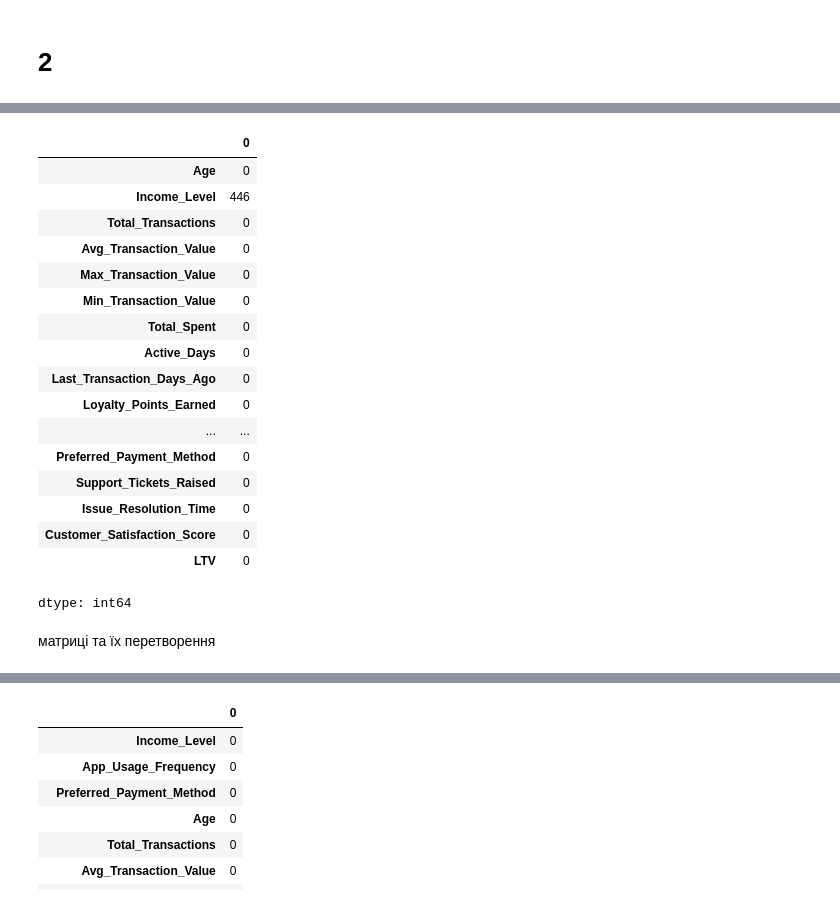
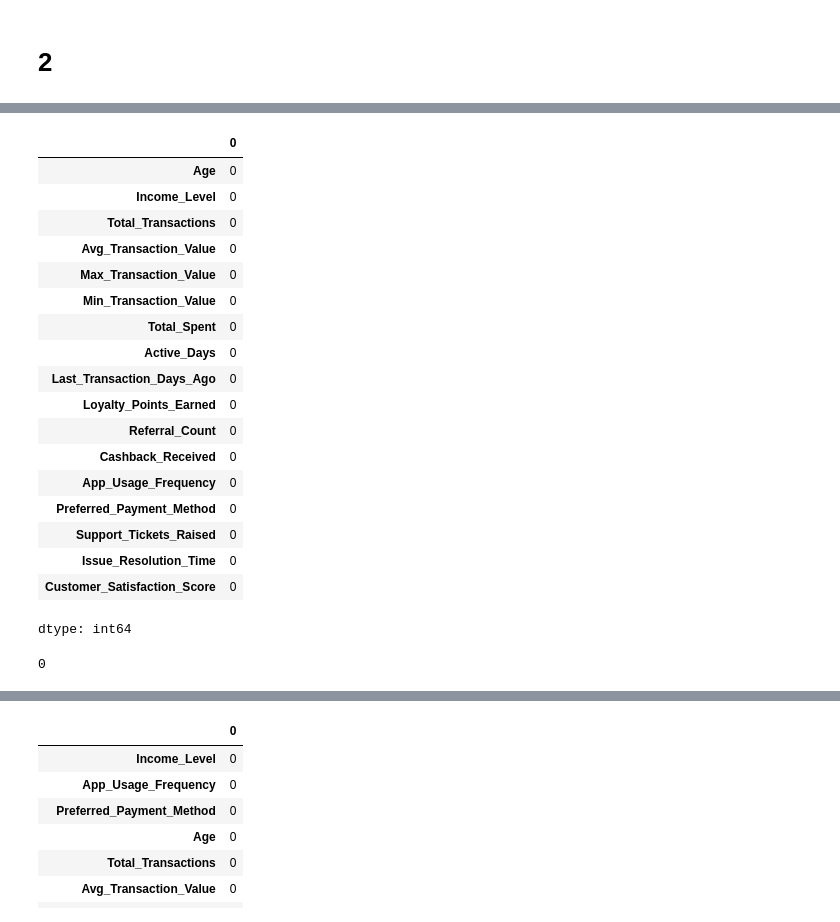
Before and after one commit to dmuman/ML-labs, a Jupyter notebook: lab3/lab3_tutorial.ipynb, the cells around one changed output, grey strips where cells are left out. Drawn from its saved outputs; the diff is of its cells as text; code cells hidden in the pictures.

```diff
--- a/lab3/lab3_tutorial.ipynb
+++ b/lab3/lab3_tutorial.ipynb
@@ -223,9 +73,49 @@ for column in numeric_columns:
+# %%
+def clean_dataframe(dataframe, columns_to_delete: list):
+  df_cleaned = dataframe.copy()
+  df_cleaned.drop(columns_to_delete, axis=1, inplace=True)
+
+  numerical_columns = df_cleaned.select_dtypes(include=[float, int]).columns
+
+  for column in numerical_columns:
+    lower_bound = df_cleaned[column].quantile(0.05)
+    upper_bound = df_cleaned[column].quantile(0.95)
+
+    df_without_bounds = df_cleaned[((df_cleaned[column] >= lower_bound) & (df_cleaned[column] <= upper_bound)) | (df_cleaned[column].isna())]
+
+  df_cleaned = df_without_bounds
+  df_cleaned = df_cleaned.dropna(thresh = len(df_cleaned) * 0.5, axis=1)
+
+  return df_cleaned
+# %%
+def getX_y(dataframe, y_column: str):
+  X = dataframe.drop([y_column], axis=1)
+  y = dataframe[y_column]
+
+  X.index = range(dataframe.shape[0])
+  y.index = range(dataframe.shape[0])
+
+  return X, y
+# %%
+columns_to_change = ['Avg_Transaction_Value', 'Max_Transaction_Value', 'Min_Transaction_Value']
+df = convertCatToNum(df, columns_to_change, '$', '')
+
+df = fillNaNNumerical(df, 'Age', 'mean')
+
+columns_to_fill = ['Income_Level', 'App_Usage_Frequency']
+df = fillNaNCategorical(df, columns_to_fill)
+
+columns_to_delete = ['Unnamed: 0', 'Customer_ID', 'Location']
+
+df = clean_dataframe(df, columns_to_delete)
+# %%
+X, y = getX_y(df, 'LTV')
 # %%
-df.isnull().sum()
+X.isnull().sum()
 # %% [output]
 |  | 0 |
 | Age | 0 |
-| Income_Level | 446 |
+| Income_Level | 0 |
 | Total_Transactions | 0 |
 | Avg_Transaction_Value | 0 |
 | Max_Transaction_Value | 0 |
@@ -234,10 +124,11 @@ df.isnull().sum()
 | Active_Days | 0 |
 | Last_Transaction_Days_Ago | 0 |
 | Loyalty_Points_Earned | 0 |
-| ... | ... |
+| Referral_Count | 0 |
+| Cashback_Received | 0 |
+| App_Usage_Frequency | 0 |
 | Preferred_Payment_Method | 0 |
 | Support_Tickets_Raised | 0 |
 | Issue_Resolution_Time | 0 |
 | Customer_Satisfaction_Score | 0 |
-| LTV | 0 |
 dtype: int64
@@ -247,2 +134,0 @@ for column in ['Income_Level', 'App_Usage_Frequency']:
-# %% [markdown]
-матриці та їх перетворення
@@ -253,3 +135,7 @@ y = df['LTV']
+# %%
+y.isnull().sum()
+# %% [output]
+0
 # %%
 categorical_columns = X.select_dtypes(include=['object']).columns
 
```
Also changed, not shown: parts of 44 cells of this notebook.
